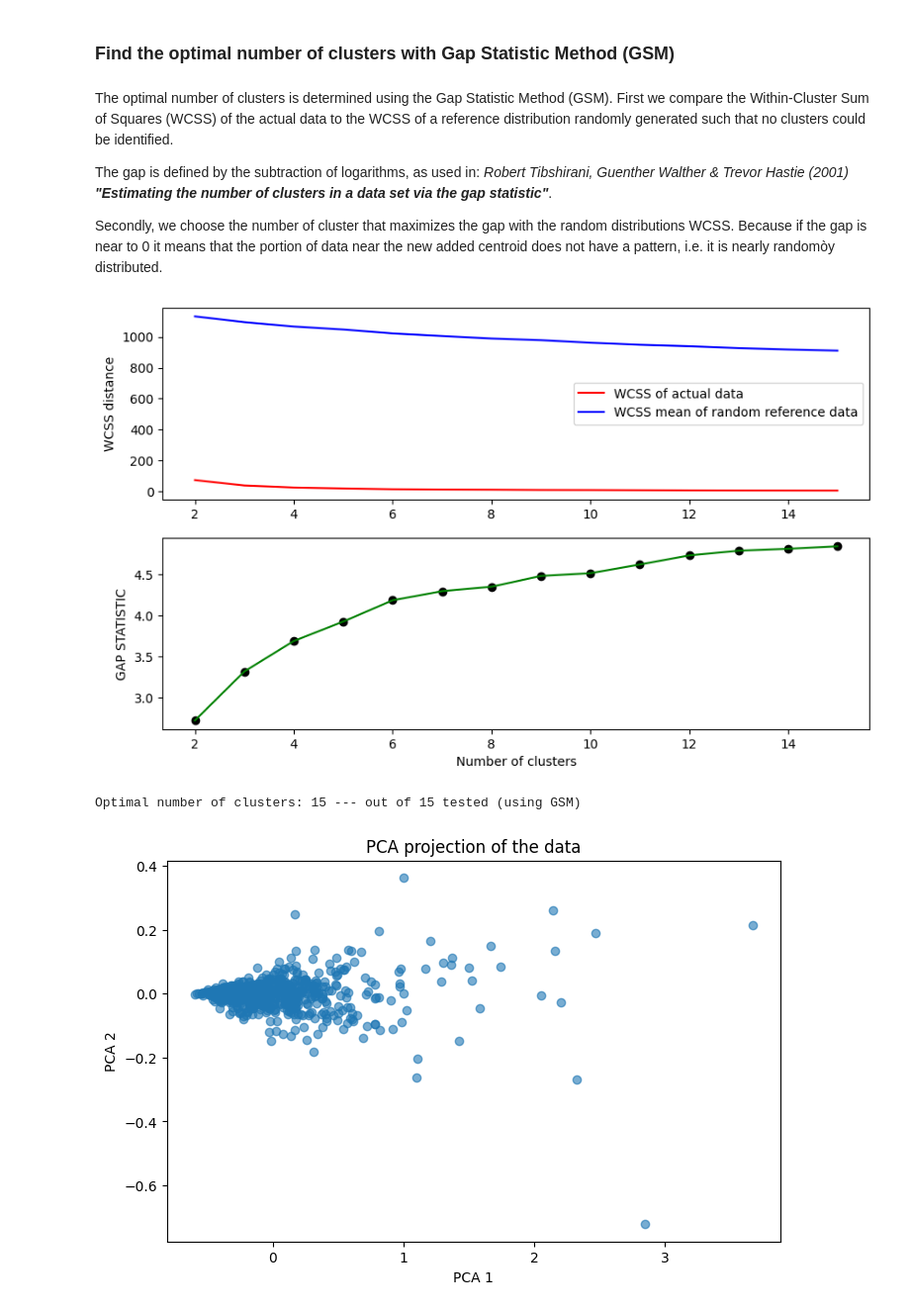
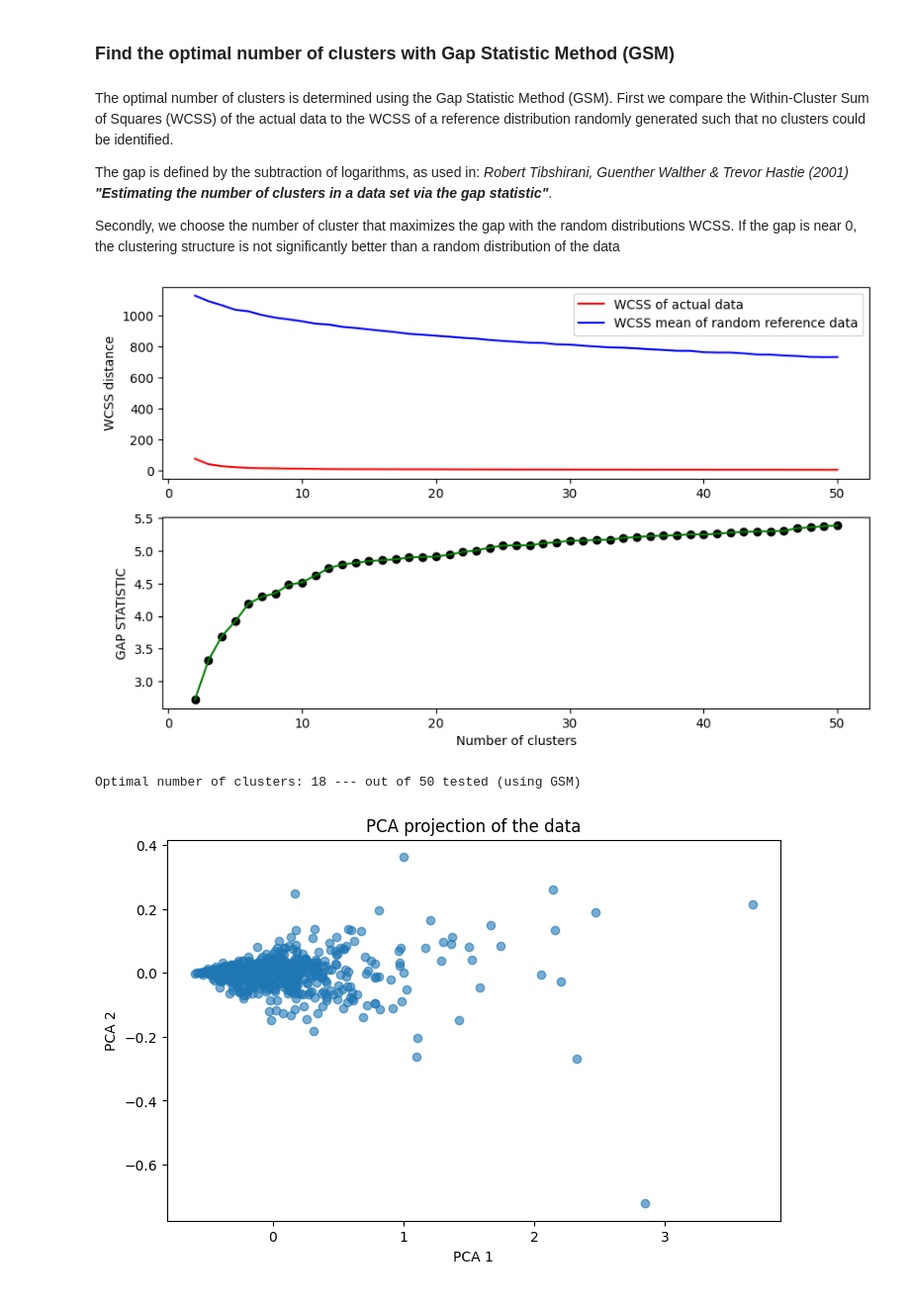
Before and after one commit to samueleborgognoni/kmeans_nn_ILF_london_smart_meters, a Jupyter notebook: 3_Kmeans_clustering.ipynb, the cells around one changed output. Shown at 99% size. Drawn from its saved outputs; the diff is of its cells as text; code cells hidden in the pictures.

```diff
--- a/3_Kmeans_clustering.ipynb
+++ b/3_Kmeans_clustering.ipynb
@@ -70,7 +70,8 @@ The optimal number of clusters is determined using the Gap Statistic Method (GSM
 
 The gap is defined by the subtraction of logarithms, as used in: *Robert Tibshirani, Guenther Walther & Trevor Hastie (2001)* ***"Estimating the number of clusters in a data set via the gap statistic"***.
 
-Secondly, we choose the number of cluster that maximizes the gap with the random distributions WCSS. Because if the gap is near to 0 it means that the portion of data near the new added centroid does not have a pattern, i.e. it is nearly randomòy distributed.
+Secondly, we choose the number of cluster that maximizes the gap with the random distributions WCSS. If the gap is near 0, the clustering
+  structure is not significantly better than a random distribution of the data
 # %%
 def gap_statistic(X, k_range:list, B=10, plot=False):
   '''Compares the Within-Cluster Sum of Squares (WCSS) of the actual
@@ -136,33 +137,32 @@ def gap_statistic(X, k_range:list, B=10, plot=False):
 
 def optimal_k(gaps, stds, k_range):
   '''Chooses the number of cluster that maximizes the gap
-  with the random distributions WCSS. Because if the gap is near to 0
-  it means that the portion of data near the new added centroid does not
-  have a pattern, i.e. it is nearly randomòy distributed.'''
+  with the random distributions WCSS. If the gap is near 0, the clustering
+  structure is not significantly better than a random distribution of the data '''
   for i in range(len(gaps)-1):
-    if gaps[i] >= gaps[i+1] - stds[i+1]:
-      return k_range[i]
-    # if no useless centroid is detected, then choose the max within the selected range
-    return k_range[np.argmax(gaps)]
+        if gaps[i] >= gaps[i+1] - stds[i+1]:
+            return k_range[i]
+  # if no such k is found, return the one that maximizes the gap
+  return k_range[np.argmax(gaps)]
 # %%
 # Set the LCLid as indexes, so that the IDs are not considered for the k-means
 X = df_normalized.set_index('LCLid', inplace=False)
 
 # Chose a max number of clusters (K) to analyse
-K_MAX = 15
+K_MAX = 50
 k_range = range(2, K_MAX+1)
 
-B = 30 # number of random reference distributions
+B = 10 # number of random reference distributions
 
 # Apply the just created functions
 gaps, stds = gap_statistic(X, k_range, B=B, plot=True)
 k_opt = optimal_k(gaps, stds, k_range)
 
 
 print(f"Optimal number of clusters: {int(k_opt)} --- out of {max(k_range)} tested (using GSM)")
 # %% [output]
-[figure, old version]
+[figure, new version]
-Optimal number of clusters: 15 --- out of 15 tested (using GSM)
+Optimal number of clusters: 18 --- out of 50 tested (using GSM)
 # %%
 # Plot the features to check possible patterns
 from sklearn.decomposition import PCA
```
Also changed, not shown: parts of 5 cells of this notebook.
